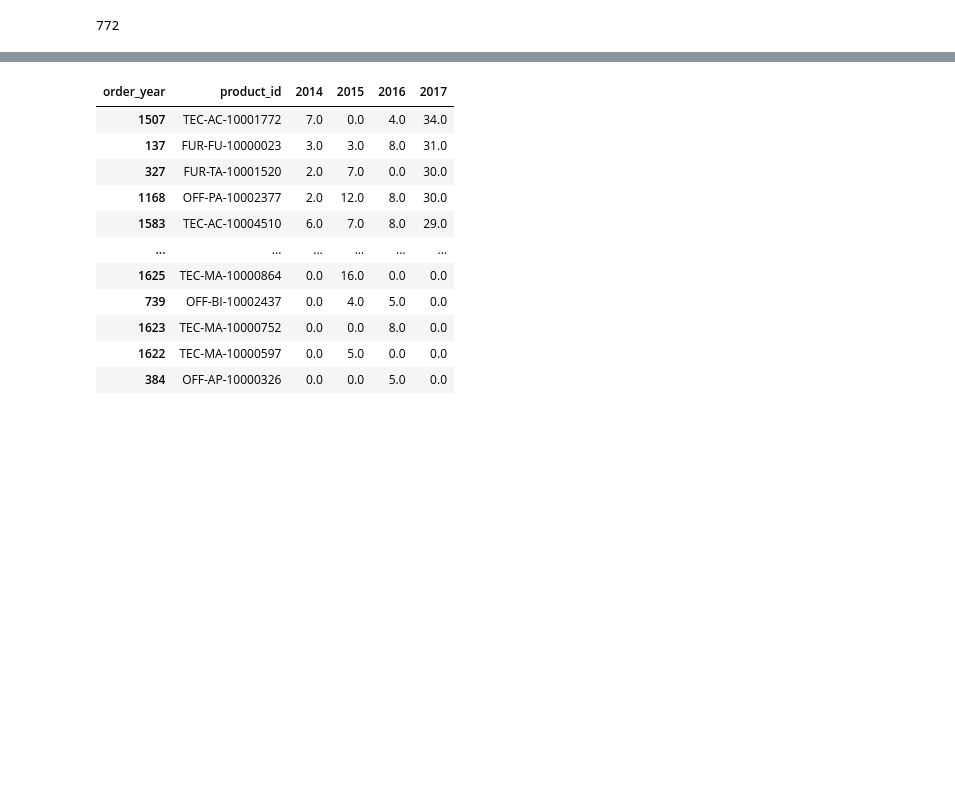
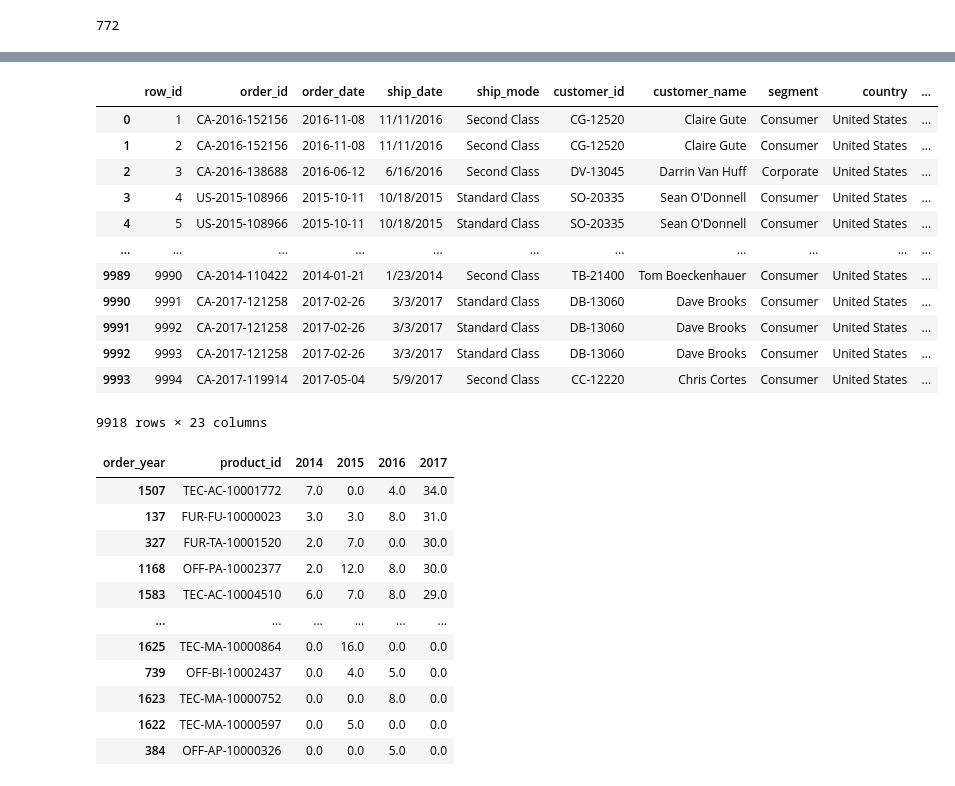
Before and after one commit to Dilcia19/superstore, a Jupyter notebook: notebooks/analysis_in_py.ipynb, the cells around one changed output, grey strips where cells are left out. Cells and saved outputs as stored; diff of their text form; code cells hidden in the pictures; blank space fills up the shorter version.

Commit message:
% of purchases repeated

```diff
--- a/notebooks/analysis_in_py.ipynb
+++ b/notebooks/analysis_in_py.ipynb
@@ -12,6 +12,8 @@ store_records.head()
 | 2 | 3 | CA-2016-138688 | 6/12/2016 | 6/16/2016 | Second Class | DV-13045 | Darrin Van Huff | Corporate | United States | ... |
 | 3 | 4 | US-2015-108966 | 10/11/2015 | 10/18/2015 | Standard Class | SO-20335 | Sean O'Donnell | Consumer | United States | ... |
 | 4 | 5 | US-2015-108966 | 10/11/2015 | 10/18/2015 | Standard Class | SO-20335 | Sean O'Donnell | Consumer | United States | ... |
+# %%
+store_records['order_date'] = pd.to_datetime(store_records['order_date'])
 # %% [markdown]
 ## KPI Data Points for Dashboard
 # %%
@@ -345,3 +347,19 @@ repeat_customers = retention_rate_pv[retention_rate_pv['single_purchase_customer
 len(repeat_customers)
 # %% [output]
 772
+# %%
+repeat_customers_ls = list(repeat_customers['customer_id'].unique())
+# %%
+# what % of purchases are repeated (customerID)
+# test with one customer
+# first order for customer 'AA-10315' was 'CA-2014-128055'
+# could do what we had before & just do unique orders - # of unique customers, smh
+
+df_repeat_customers = store_records[store_records['customer_id'].isin(repeat_customers_ls)]
+repeat_2 = df_repeat_customers[df_repeat_customers['customer_id'] == 'AA-10315']
+repeat_2 = repeat_2[['customer_id','order_id','order_date','product_id','year']]
+repeat_2 = repeat_2.sort_values(by='order_date', ascending=True)
+first_order = repeat_2.iloc[0, 1]
+
+repeat_3 = repeat_2[repeat_2['order_id'] != first_order]
+repeat_3
@@ -348,3 +377,19 @@ len(repeat_customers)
+# %%
+df_repeat_customers
+# %% [output]
+|  | row_id | order_id | order_date | ship_date | ship_mode | customer_id | customer_name | segment | country | ... |
+| 0 | 1 | CA-2016-152156 | 2016-11-08 | 11/11/2016 | Second Class | CG-12520 | Claire Gute | Consumer | United States | ... |
+| 1 | 2 | CA-2016-152156 | 2016-11-08 | 11/11/2016 | Second Class | CG-12520 | Claire Gute | Consumer | United States | ... |
+| 2 | 3 | CA-2016-138688 | 2016-06-12 | 6/16/2016 | Second Class | DV-13045 | Darrin Van Huff | Corporate | United States | ... |
+| 3 | 4 | US-2015-108966 | 2015-10-11 | 10/18/2015 | Standard Class | SO-20335 | Sean O'Donnell | Consumer | United States | ... |
+| 4 | 5 | US-2015-108966 | 2015-10-11 | 10/18/2015 | Standard Class | SO-20335 | Sean O'Donnell | Consumer | United States | ... |
+| ... | ... | ... | ... | ... | ... | ... | ... | ... | ... | ... |
+| 9989 | 9990 | CA-2014-110422 | 2014-01-21 | 1/23/2014 | Second Class | TB-21400 | Tom Boeckenhauer | Consumer | United States | ... |
+| 9990 | 9991 | CA-2017-121258 | 2017-02-26 | 3/3/2017 | Standard Class | DB-13060 | Dave Brooks | Consumer | United States | ... |
+| 9991 | 9992 | CA-2017-121258 | 2017-02-26 | 3/3/2017 | Standard Class | DB-13060 | Dave Brooks | Consumer | United States | ... |
+| 9992 | 9993 | CA-2017-121258 | 2017-02-26 | 3/3/2017 | Standard Class | DB-13060 | Dave Brooks | Consumer | United States | ... |
+| 9993 | 9994 | CA-2017-119914 | 2017-05-04 | 5/9/2017 | Second Class | CC-12220 | Chris Cortes | Consumer | United States | ... |
+9918 rows × 23 columns
 # %%
 # list of products consistently in high demand across all years, started
 
```
Also changed, not shown: parts of 1 cell of this notebook.
